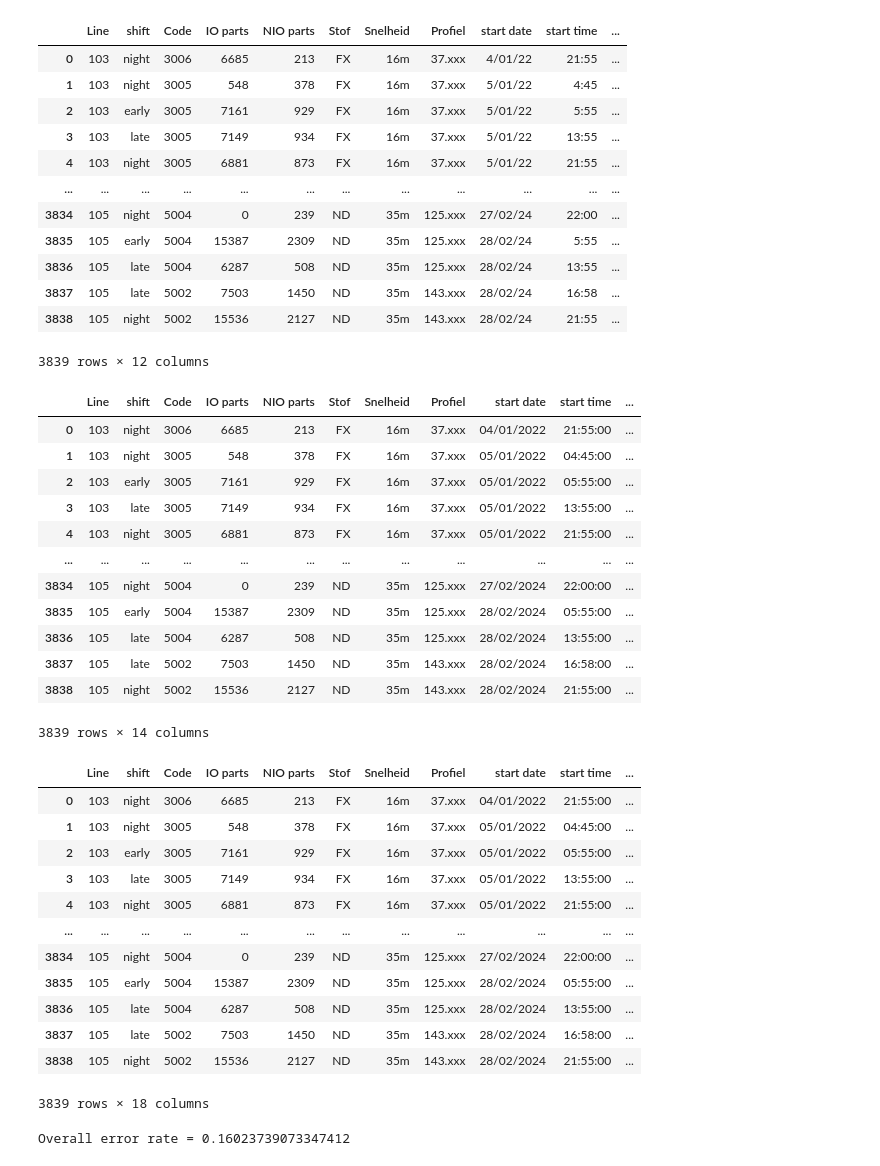
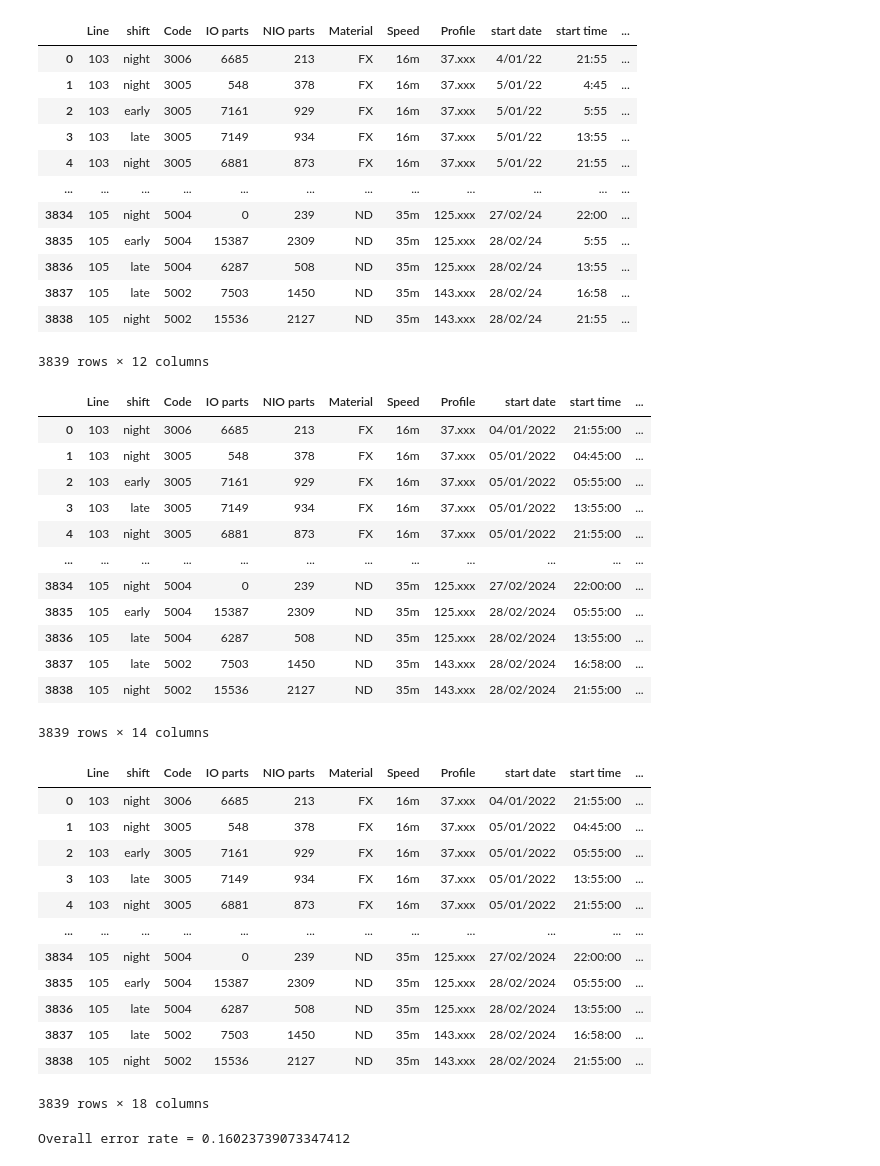
Before and after one commit to ReinoutA/simulation_bosch, a Jupyter notebook: data-analysis/MES_data_extrusion.ipynb, the cells around one changed output. Saved outputs shown, nothing was run; the diff lists cells and outputs as text; code cells hidden in the pictures.

```diff
--- a/data-analysis/MES_data_extrusion.ipynb
+++ b/data-analysis/MES_data_extrusion.ipynb
@@ -1,19 +1,21 @@
 # %%
 import pandas as pd
 
+filter_fields = ['Line', 'Material', 'Speed', 'Profile']
+
 df = pd.read_csv("MES_data_extrusion.csv")
-df[['Stof', 'Snelheid', 'Profiel']] = df['Stof-Snelheid-Profiel'].str.split('-', expand=True)
+df[['Material', 'Speed', 'Profile']] = df['Stof-Snelheid-Profiel'].str.split('-', expand=True)
 
 df[['start date', 'start time']] = df['from'].str.split(' ', expand=True)
 df[['end date', 'end time']] = df['till'].str.split(' ', expand=True)
 
 df = df.drop('from', axis=1)
 df = df.drop('till', axis=1)
 df = df.drop('Stof-Snelheid-Profiel', axis=1)
 df = df.drop('production day', axis=1)
 df
 # %% [output]
-|  | Line | shift | Code | IO parts | NIO parts | Stof | Snelheid | Profiel | start date | start time | ... |
+|  | Line | shift | Code | IO parts | NIO parts | Material | Speed | Profile | start date | start time | ... |
 | 0 | 103 | night | 3006 | 6685 | 213 | FX | 16m | 37.xxx | 4/01/22 | 21:55 | ... |
 | 1 | 103 | night | 3005 | 548 | 378 | FX | 16m | 37.xxx | 5/01/22 | 4:45 | ... |
 | 2 | 103 | early | 3005 | 7161 | 929 | FX | 16m | 37.xxx | 5/01/22 | 5:55 | ... |
@@ -45,7 +47,7 @@ df['end datetime'] = pd.to_datetime(df['end date'] + ' ' + df['end time'], forma
 # df = df.drop('end time', axis=1)
 df
 # %% [output]
-|  | Line | shift | Code | IO parts | NIO parts | Stof | Snelheid | Profiel | start date | start time | ... |
+|  | Line | shift | Code | IO parts | NIO parts | Material | Speed | Profile | start date | start time | ... |
 | 0 | 103 | night | 3006 | 6685 | 213 | FX | 16m | 37.xxx | 04/01/2022 | 21:55:00 | ... |
 | 1 | 103 | night | 3005 | 548 | 378 | FX | 16m | 37.xxx | 05/01/2022 | 04:45:00 | ... |
 | 2 | 103 | early | 3005 | 7161 | 929 | FX | 16m | 37.xxx | 05/01/2022 | 05:55:00 | ... |
@@ -65,7 +67,7 @@ df['time span'] = (df['end datetime'] - df['start datetime']).dt.total_seconds()
 df["production speed [PC / min]"] = df["total produced"] / df["time span"]
 df
 # %% [output]
-|  | Line | shift | Code | IO parts | NIO parts | Stof | Snelheid | Profiel | start date | start time | ... |
+|  | Line | shift | Code | IO parts | NIO parts | Material | Speed | Profile | start date | start time | ... |
 | 0 | 103 | night | 3006 | 6685 | 213 | FX | 16m | 37.xxx | 04/01/2022 | 21:55:00 | ... |
 | 1 | 103 | night | 3005 | 548 | 378 | FX | 16m | 37.xxx | 05/01/2022 | 04:45:00 | ... |
 | 2 | 103 | early | 3005 | 7161 | 929 | FX | 16m | 37.xxx | 05/01/2022 | 05:55:00 | ... |
```
Also changed, not shown: parts of 8 cells of this notebook, 34 other files.
